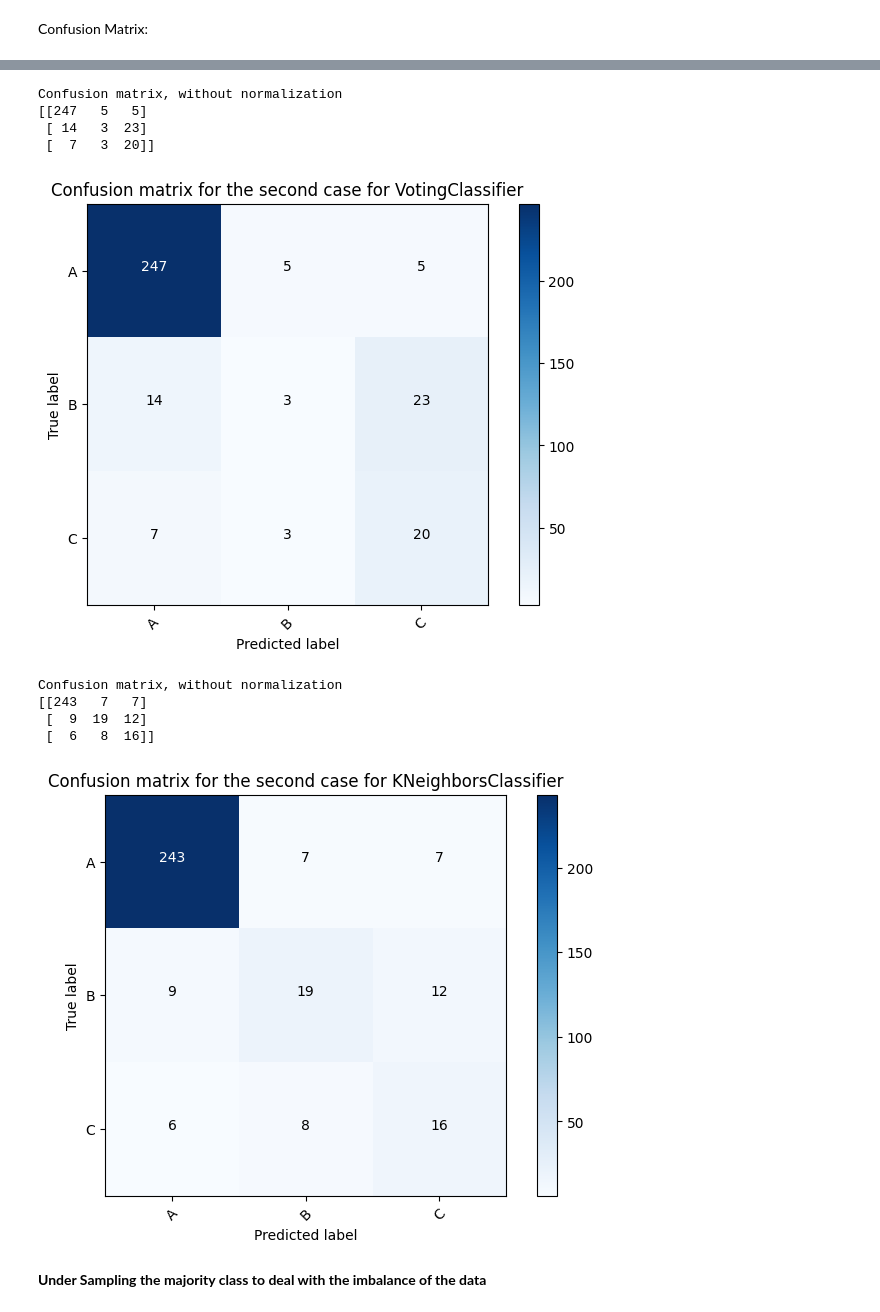
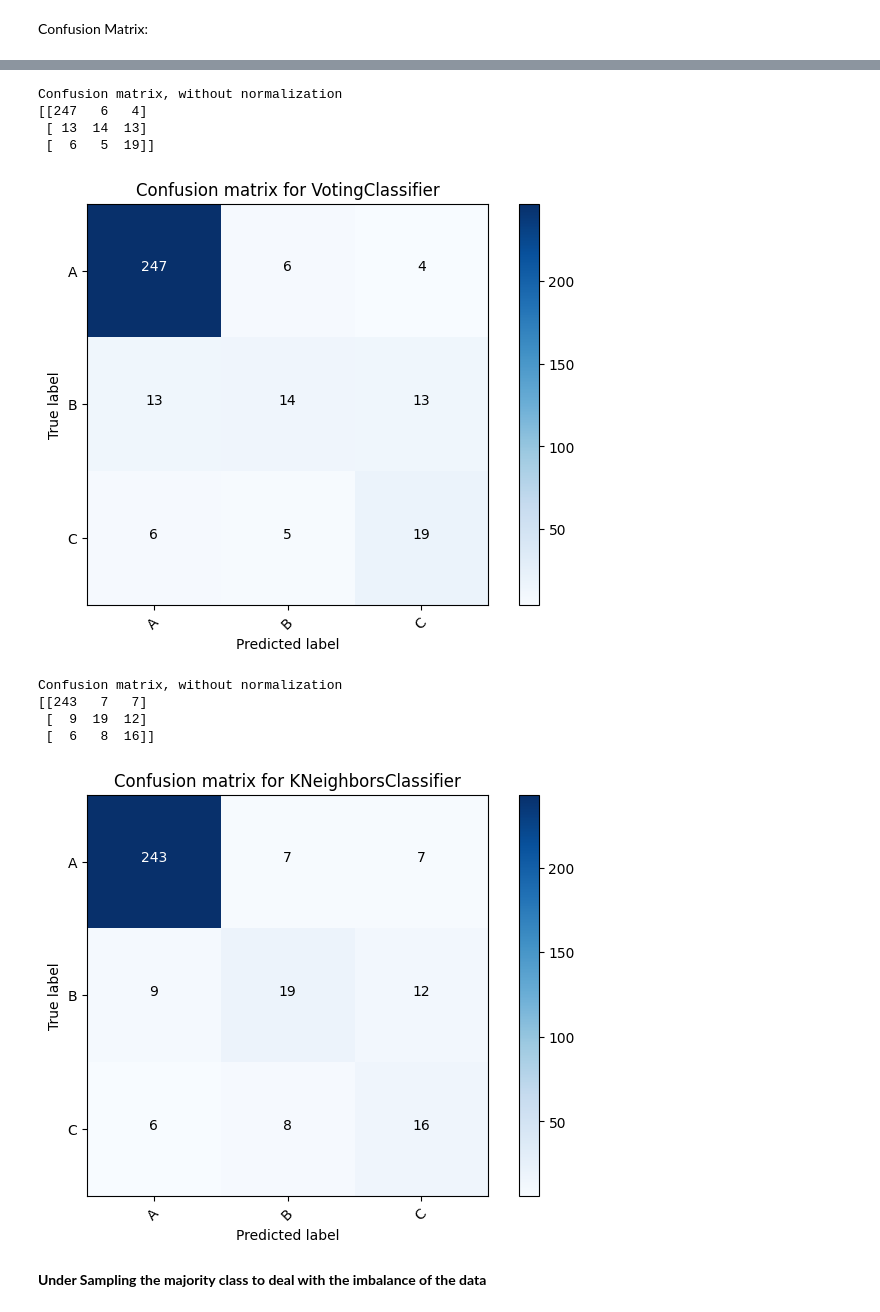
Before and after one commit to NimaFrj/Kaggle-Notebooks, a Jupyter notebook: transformer-paper.ipynb, the cells around one changed output, grey strips where cells are left out. Cells and saved outputs as stored; diff of their text form; code cells hidden in the pictures.

```diff
--- a/transformer-paper.ipynb
+++ b/transformer-paper.ipynb
@@ -412,30 +412,30 @@ cnf_matrix = confusion_matrix(y_B, y_pred_B)
 np.set_printoptions(precision=2)
 plt.figure()
 plot_confusion_matrix(cnf_matrix, classes=class_names,
-                      title='Confusion matrix for the second case for ' + voting_clf.__class__.__name__)
+                      title='Confusion matrix for ' + voting_clf.__class__.__name__)
 plt.show()
 # %% [output]
 Confusion matrix, without normalization
-[[247   5   5]
- [ 14   3  23]
- [  7   3  20]]
+[[247   6   4]
+ [ 13  14  13]
+ [  6   5  19]]
-[figure, old version]
+[figure, new version]
 # %%
 class_names = ['A', 'B', 'C']
 knn_clf.fit(X_A[useful_features], y_A)
 y_pred_B = knn_clf.predict(X_B[useful_features])
 cnf_matrix = confusion_matrix(y_B, y_pred_B)
 np.set_printoptions(precision=2)
 plt.figure()
 plot_confusion_matrix(cnf_matrix, classes=class_names,
-                      title='Confusion matrix for the second case for ' + knn_clf.__class__.__name__)
+                      title='Confusion matrix for ' + knn_clf.__class__.__name__)
 plt.show()
 # %% [output]
 Confusion matrix, without normalization
 [[243   7   7]
  [  9  19  12]
  [  6   8  16]]
-[figure, old version]
+[figure, new version]
 # %% [markdown]
 **Under Sampling the majority class to deal with the imbalance of the data**
 # %%
```
Also changed, not shown: parts of 8 cells of this notebook.
